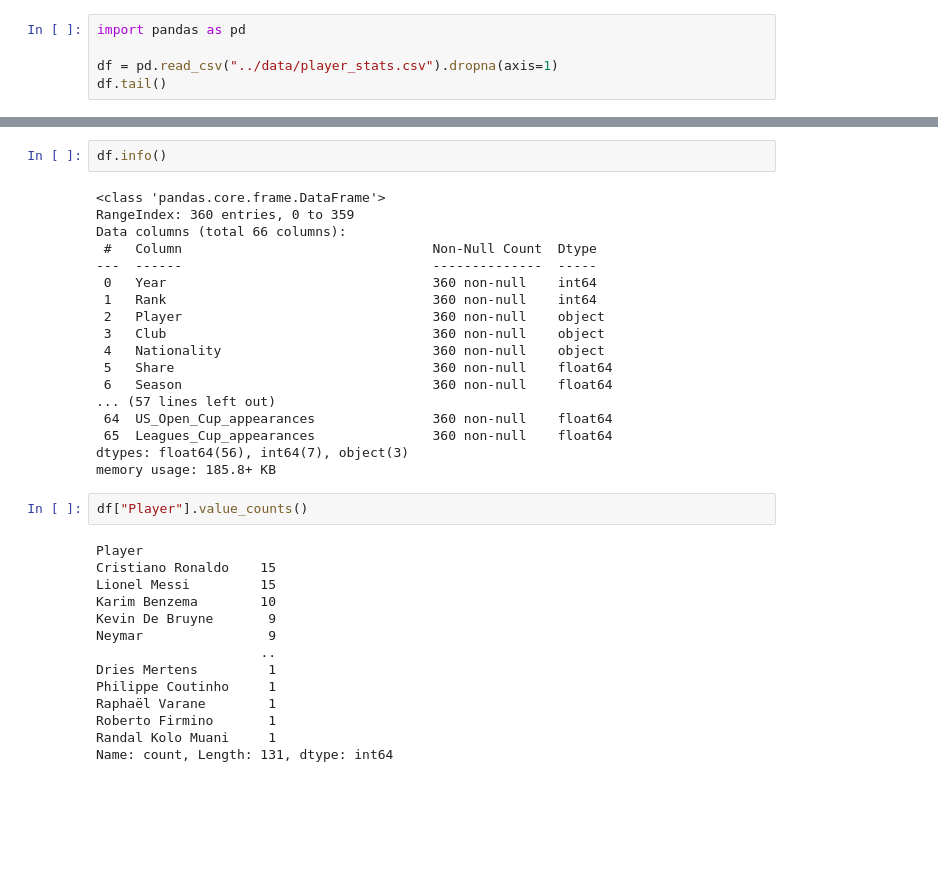
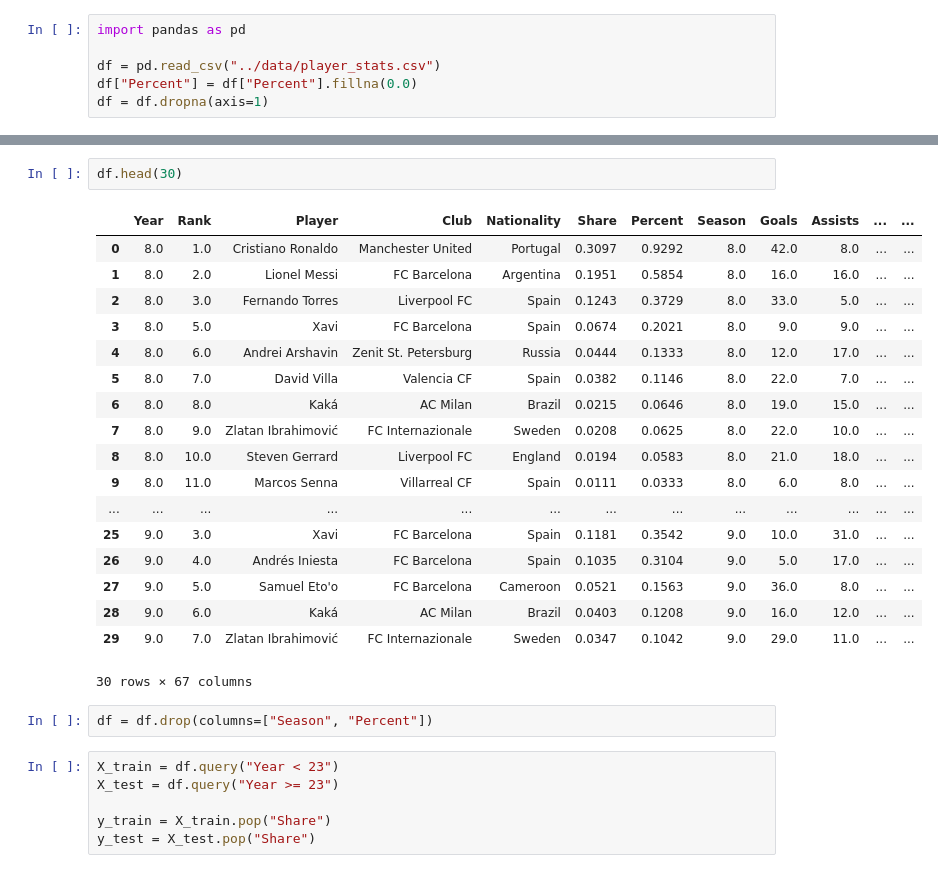
Before and after one commit to TheJarmanitor/outplayed, a Jupyter notebook: notebooks/player_modeling.ipynb, the cells around one changed output, grey strips where cells are left out. Drawn from its saved outputs; the diff is of its cells as text; blank space fills up the shorter version.

Commit message:
update player stats and modeling

```diff
--- a/notebooks/player_modeling.ipynb
+++ b/notebooks/player_modeling.ipynb
@@ -1,5 +1,6 @@
 # %%
 import pandas as pd
 
-df = pd.read_csv("../data/player_stats.csv").dropna(axis=1)
-df.tail()
+df = pd.read_csv("../data/player_stats.csv")
+df["Percent"] = df["Percent"].fillna(0.0)
+df = df.dropna(axis=1)
@@ -14,36 +7,29 @@ df.tail()
-# %%
-df.info()
-# %% [output]
-<class 'pandas.core.frame.DataFrame'>
-RangeIndex: 360 entries, 0 to 359
-Data columns (total 66 columns):
- #   Column                                Non-Null Count  Dtype
----  ------                                --------------  -----
- 0   Year                                  360 non-null    int64
- 1   Rank                                  360 non-null    int64
- 2   Player                                360 non-null    object
- 3   Club                                  360 non-null    object
- 4   Nationality                           360 non-null    object
- 5   Share                                 360 non-null    float64
- 6   Season                                360 non-null    float64
-... (57 lines left out)
- 64  US_Open_Cup_appearances               360 non-null    float64
- 65  Leagues_Cup_appearances               360 non-null    float64
-dtypes: float64(56), int64(7), object(3)
-memory usage: 185.8+ KB
-# %%
-df["Player"].value_counts()
-# %% [output]
-Player
-Cristiano Ronaldo    15
-Lionel Messi         15
-Karim Benzema        10
-Kevin De Bruyne       9
-Neymar                9
-                     ..
-Dries Mertens         1
-Philippe Coutinho     1
-Raphaël Varane        1
-Roberto Firmino       1
-Randal Kolo Muani     1
-Name: count, Length: 131, dtype: int64
+# %%
+df.head(30)
+# %% [output]
+|  | Year | Rank | Player | Club | Nationality | Share | Percent | Season | Goals | Assists | ... | ... |
+| 0 | 8.0 | 1.0 | Cristiano Ronaldo | Manchester United | Portugal | 0.3097 | 0.9292 | 8.0 | 42.0 | 8.0 | ... | ... |
+| 1 | 8.0 | 2.0 | Lionel Messi | FC Barcelona | Argentina | 0.1951 | 0.5854 | 8.0 | 16.0 | 16.0 | ... | ... |
+| 2 | 8.0 | 3.0 | Fernando Torres | Liverpool FC | Spain | 0.1243 | 0.3729 | 8.0 | 33.0 | 5.0 | ... | ... |
+| 3 | 8.0 | 5.0 | Xavi | FC Barcelona | Spain | 0.0674 | 0.2021 | 8.0 | 9.0 | 9.0 | ... | ... |
+| 4 | 8.0 | 6.0 | Andrei Arshavin | Zenit St. Petersburg | Russia | 0.0444 | 0.1333 | 8.0 | 12.0 | 17.0 | ... | ... |
+| 5 | 8.0 | 7.0 | David Villa | Valencia CF | Spain | 0.0382 | 0.1146 | 8.0 | 22.0 | 7.0 | ... | ... |
+| 6 | 8.0 | 8.0 | Kaká | AC Milan | Brazil | 0.0215 | 0.0646 | 8.0 | 19.0 | 15.0 | ... | ... |
+| 7 | 8.0 | 9.0 | Zlatan Ibrahimović | FC Internazionale | Sweden | 0.0208 | 0.0625 | 8.0 | 22.0 | 10.0 | ... | ... |
+| 8 | 8.0 | 10.0 | Steven Gerrard | Liverpool FC | England | 0.0194 | 0.0583 | 8.0 | 21.0 | 18.0 | ... | ... |
+| 9 | 8.0 | 11.0 | Marcos Senna | Villarreal CF | Spain | 0.0111 | 0.0333 | 8.0 | 6.0 | 8.0 | ... | ... |
+| ... | ... | ... | ... | ... | ... | ... | ... | ... | ... | ... | ... | ... |
+| 25 | 9.0 | 3.0 | Xavi | FC Barcelona | Spain | 0.1181 | 0.3542 | 9.0 | 10.0 | 31.0 | ... | ... |
+| 26 | 9.0 | 4.0 | Andrés Iniesta | FC Barcelona | Spain | 0.1035 | 0.3104 | 9.0 | 5.0 | 17.0 | ... | ... |
+| 27 | 9.0 | 5.0 | Samuel Eto'o | FC Barcelona | Cameroon | 0.0521 | 0.1563 | 9.0 | 36.0 | 8.0 | ... | ... |
+| 28 | 9.0 | 6.0 | Kaká | AC Milan | Brazil | 0.0403 | 0.1208 | 9.0 | 16.0 | 12.0 | ... | ... |
+| 29 | 9.0 | 7.0 | Zlatan Ibrahimović | FC Internazionale | Sweden | 0.0347 | 0.1042 | 9.0 | 29.0 | 11.0 | ... | ... |
+30 rows × 67 columns
+# %%
+df = df.drop(columns=["Season", "Percent"])
+# %%
+X_train = df.query("Year < 23")
+X_test = df.query("Year >= 23")
+
+y_train = X_train.pop("Share")
+y_test = X_test.pop("Share")
```
Also changed, not shown: parts of 2 cells of this notebook, 2 other files.
